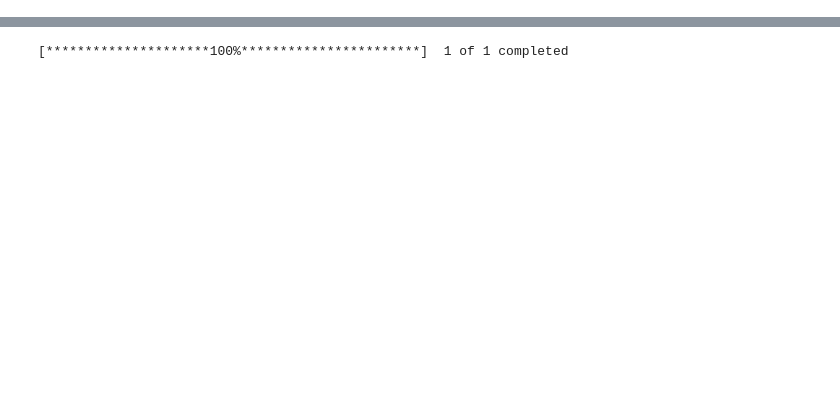
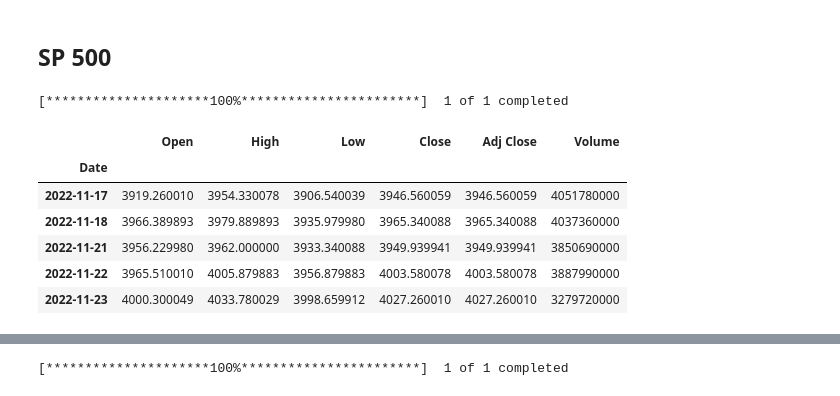
Before and after one commit to litosmunoz/Introduction-to-Quantitative-Trading, a Jupyter notebook: stock.ipynb, the cells around one changed output, grey strips where cells are left out. Saved outputs shown, nothing was run; the diff lists cells and outputs as text; code cells hidden in the pictures; blank space fills up the shorter version.

```diff
--- a/stock.ipynb
+++ b/stock.ipynb
@@ -5,0 +26,16 @@ import sqlite3
+# %% [markdown]
+## SP 500
+# %%
+spx = yf.download('^GSPC', start = "2020-11-10", end = "2022-11-24")
+# %% [output]
+[*********************100%***********************]  1 of 1 completed
+# %%
+spx.tail()
+# %% [output]
+|  | Open | High | Low | Close | Adj Close | Volume |
+| Date |  |  |  |  |  |  |
+| 2022-11-17 | 3919.260010 | 3954.330078 | 3906.540039 | 3946.560059 | 3946.560059 | 4051780000 |
+| 2022-11-18 | 3966.389893 | 3979.889893 | 3935.979980 | 3965.340088 | 3965.340088 | 4037360000 |
+| 2022-11-21 | 3956.229980 | 3962.000000 | 3933.340088 | 3949.939941 | 3949.939941 | 3850690000 |
+| 2022-11-22 | 3965.510010 | 4005.879883 | 3956.879883 | 4003.580078 | 4003.580078 | 3887990000 |
+| 2022-11-23 | 4000.300049 | 4033.780029 | 3998.659912 | 4027.260010 | 4027.260010 | 3279720000 |
```
Also changed, not shown: parts of 17 cells of this notebook, 7 other files.
